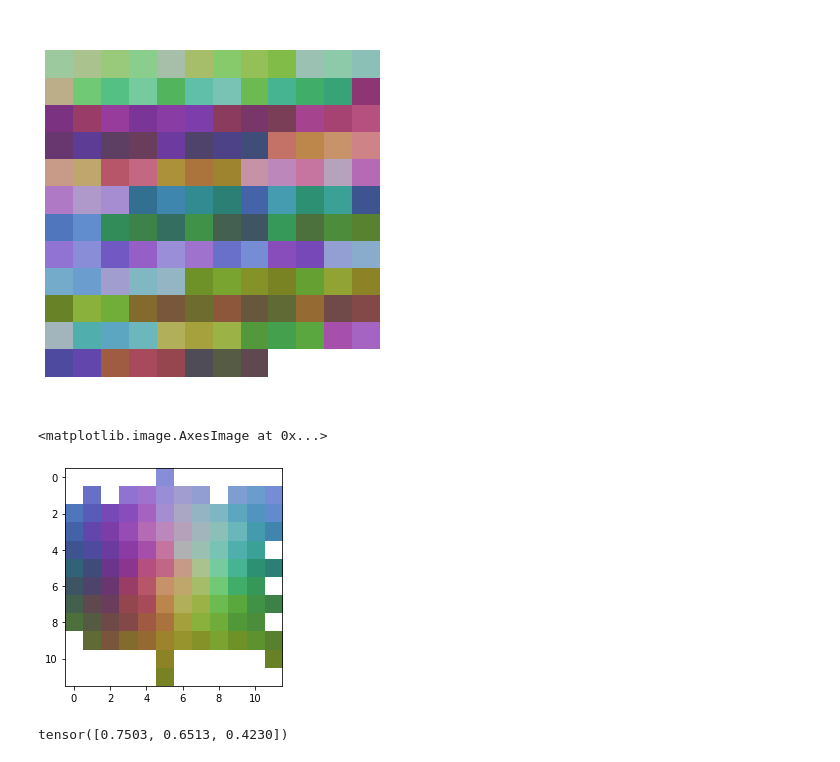
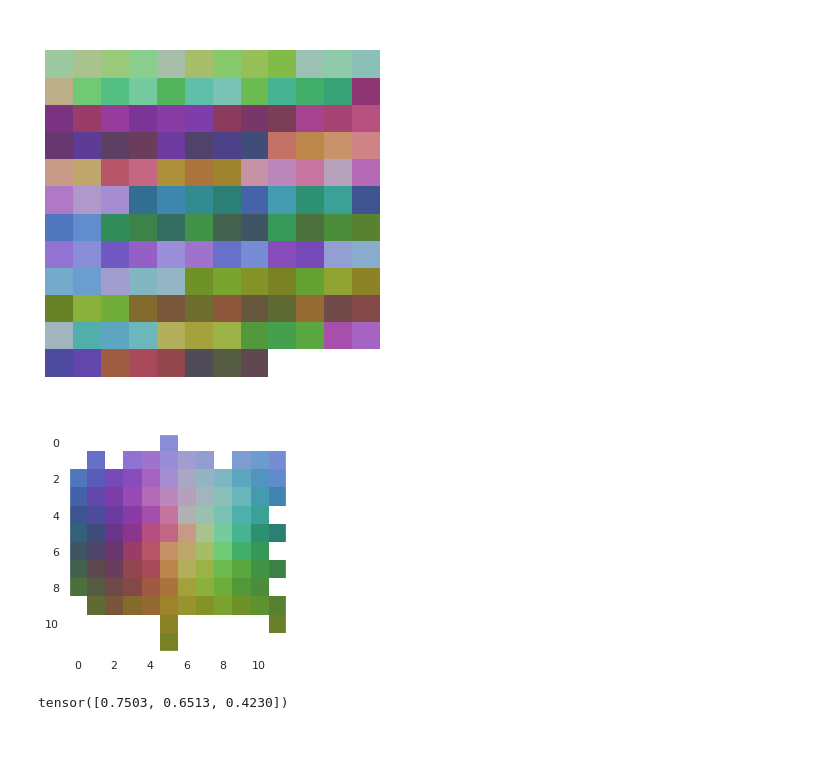
Before and after one commit to KeKsBoTer/punctum, a Jupyter notebook: dataset/dataset_creation.ipynb, the cells around one changed output. Cells and saved outputs as stored; diff of their text form; code cells hidden in the pictures.

```diff
--- a/dataset/dataset_creation.ipynb
+++ b/dataset/dataset_creation.ipynb
@@ -1,8 +1,11 @@
 # %%
 %load_ext autoreload
 %autoreload 2
+
 import torch
 import glob
 from torchvision.io import read_image
 from matplotlib import pyplot as plt
 from math import pi as PI
+import seaborn as sns
+sns.set()
@@ -92,27 +98,27 @@ def to_spherical(coords):
 # %%
 
 cameras_spherical = to_spherical(cameras)
 
 res = 12
 
 pos_norm = cameras_spherical.clone()
 pos_norm[:,0]/=PI
 pos_norm[:,1]/=2*PI
 
 # scale to the center of the pixels and convert to index
 pos_norm = (pos_norm * (res-1) + 1/ res).long()
 # plt.imshow(render.cpu())
 #render[pos_norm] = 0
 
 #plt.imshow(render)
-render = torch.ones((res,res,3))
+render_discrete = torch.ones((res,res,3))
 
 for i,p in enumerate(pos_norm):
-    render[p[0]][p[1]] = avg_colors[i].cpu()
-plt.imshow(render)
+    render_discrete[p[0]][p[1]] = avg_colors[i].cpu()
+plt.imshow(render_discrete)
+plt.grid(False)
 # %% [output]
-<matplotlib.image.AxesImage at 0x...>
-[figure, old version]
+[figure, new version]
 # %%
 render[6,6]
 # %% [output]
```
Also changed, not shown: parts of 14 cells of this notebook, 13 other files.
